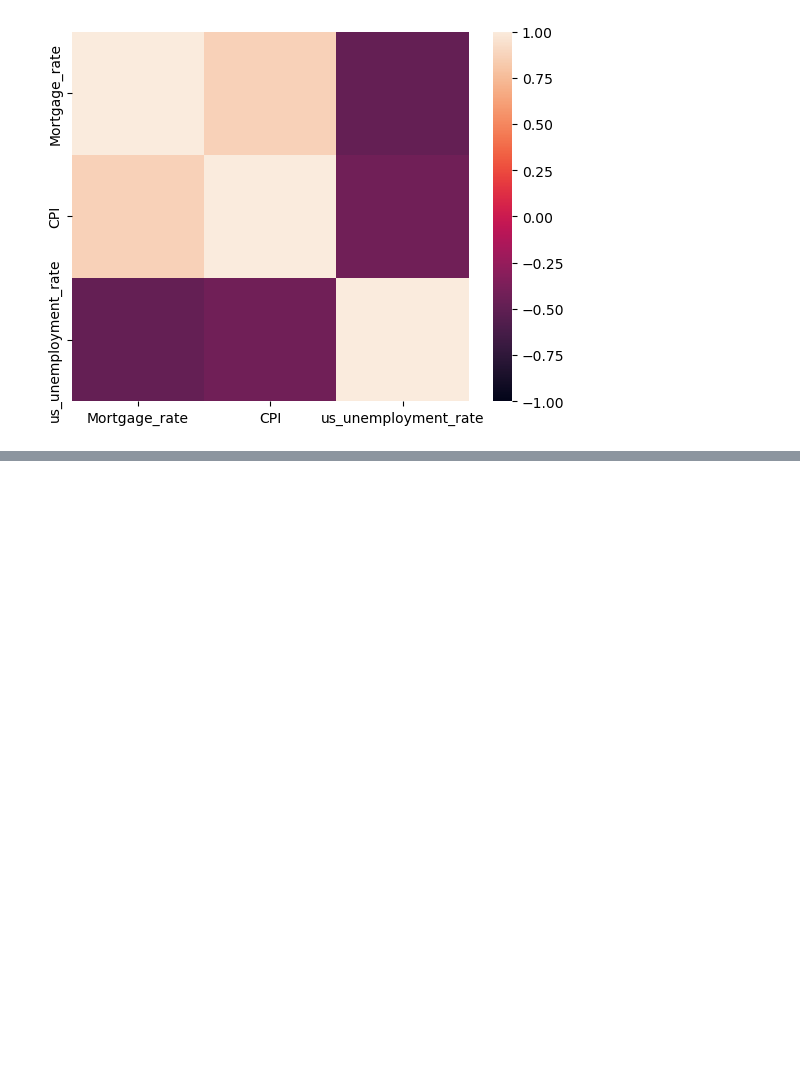
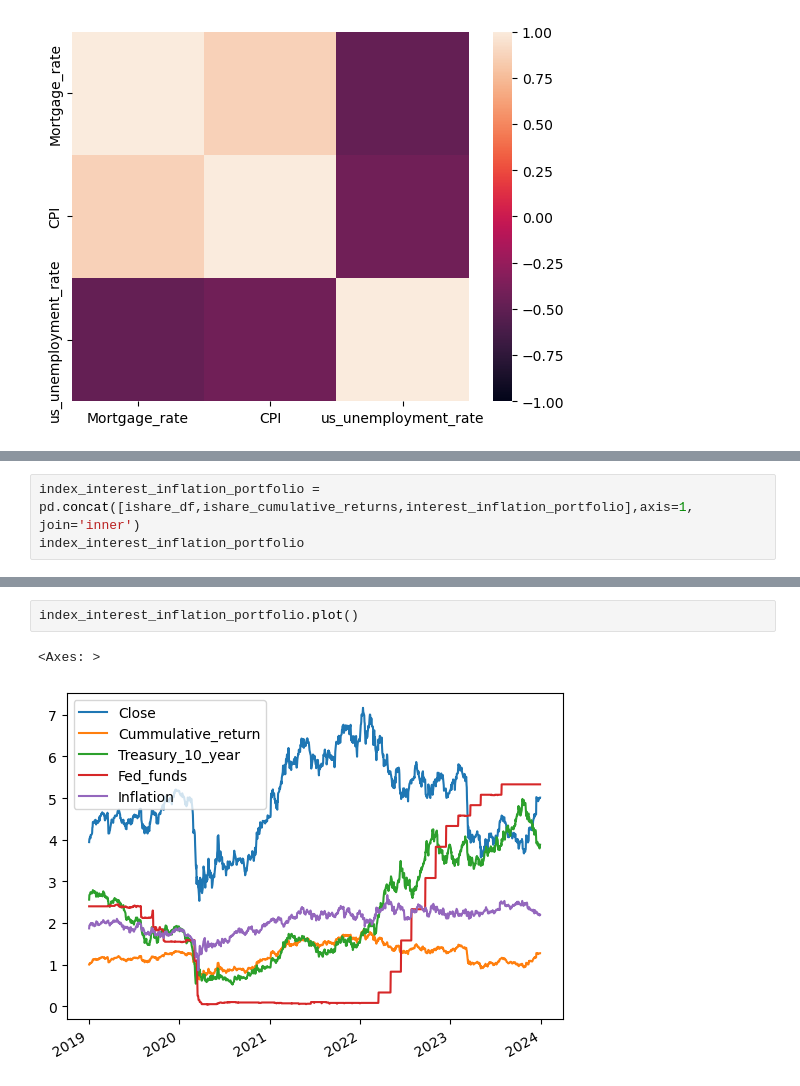
Before and after one commit to justicebangura/Project-1, a Jupyter notebook: economic_data_prep.ipynb, the cells around one changed output, grey strips where cells are left out. Drawn from its saved outputs; the diff is of its cells as text; blank space fills up the shorter version.

```diff
--- a/economic_data_prep.ipynb
+++ b/economic_data_prep.ipynb
@@ -175,0 +242,3 @@ sns.heatmap(rate_correlation, vmin=-1, vmax=1)
+# %%
+index_interest_inflation_portfolio = pd.concat([ishare_df,ishare_cumulative_returns,interest_inflation_portfolio],axis=1, join='inner')
+index_interest_inflation_portfolio
@@ -175,0 +259,5 @@ sns.heatmap(rate_correlation, vmin=-1, vmax=1)
+# %%
+index_interest_inflation_portfolio.plot()
+# %% [output]
+<Axes: >
+[figure, added]
```
Also changed, not shown: parts of 9 cells of this notebook, 1 other file.
